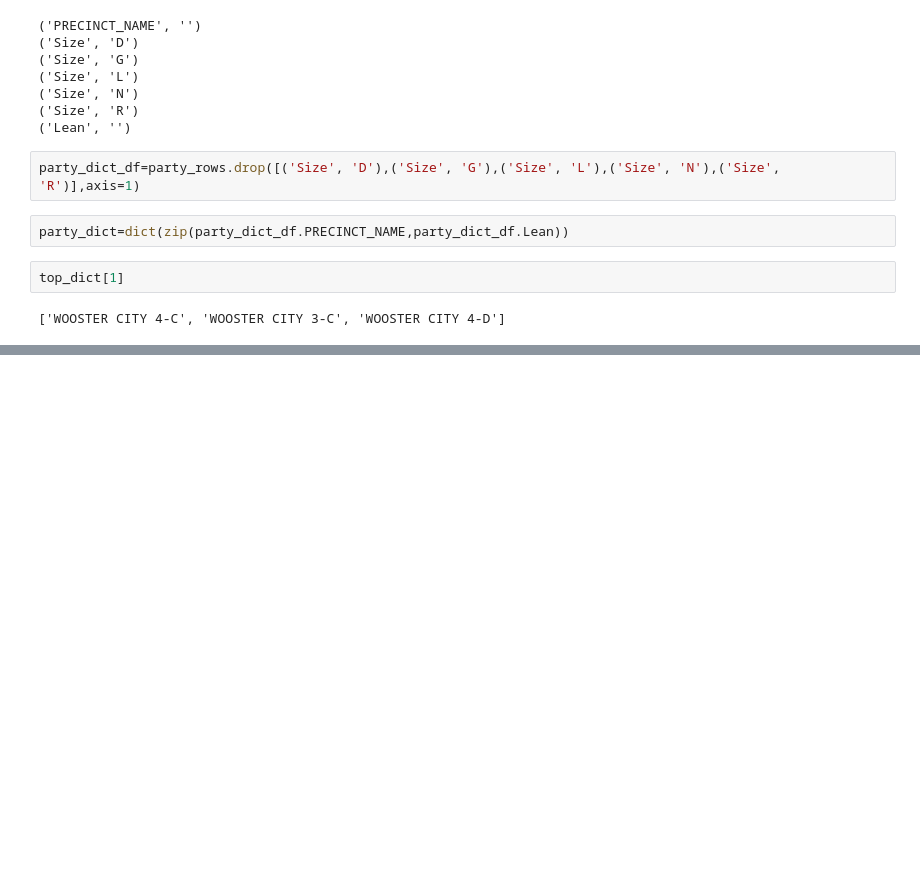
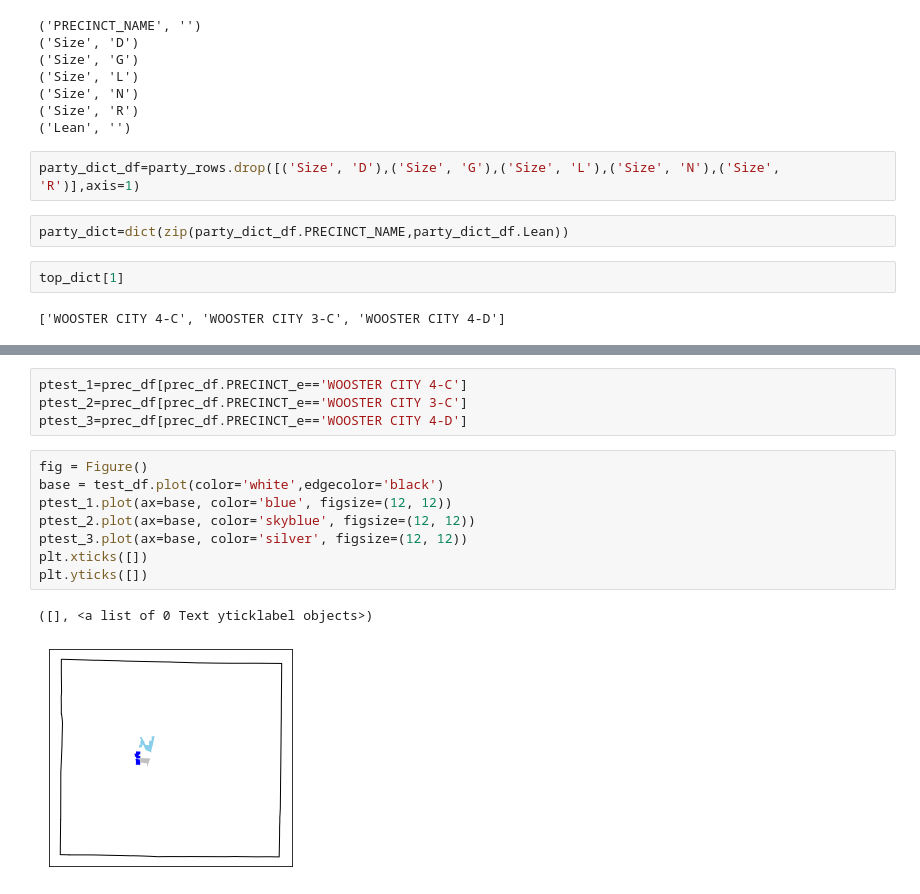
Before and after one commit to looperkr/canvassohio, a Jupyter notebook: notebooks/run_model.ipynb, the cells around one changed output, grey strips where cells are left out. Saved outputs shown, nothing was run; the diff lists cells and outputs as text; blank space fills up the shorter version.

```diff
--- a/notebooks/run_model.ipynb
+++ b/notebooks/run_model.ipynb
@@ -240,0 +294,15 @@ party_dict['GARFIELD HEIGHTS-05-B']
+# %%
+ptest_1=prec_df[prec_df.PRECINCT_e=='WOOSTER CITY 4-C']
+ptest_2=prec_df[prec_df.PRECINCT_e=='WOOSTER CITY 3-C']
+ptest_3=prec_df[prec_df.PRECINCT_e=='WOOSTER CITY 4-D']
+# %%
+fig = Figure()
+base = test_df.plot(color='white',edgecolor='black')
+ptest_1.plot(ax=base, color='blue', figsize=(12, 12))
+ptest_2.plot(ax=base, color='skyblue', figsize=(12, 12))
+ptest_3.plot(ax=base, color='silver', figsize=(12, 12))
+plt.xticks([])
+plt.yticks([])
+# %% [output]
+([], <a list of 0 Text yticklabel objects>)
+[figure, added]
```
Also changed, not shown: parts of 15 cells of this notebook, 5 other files.
